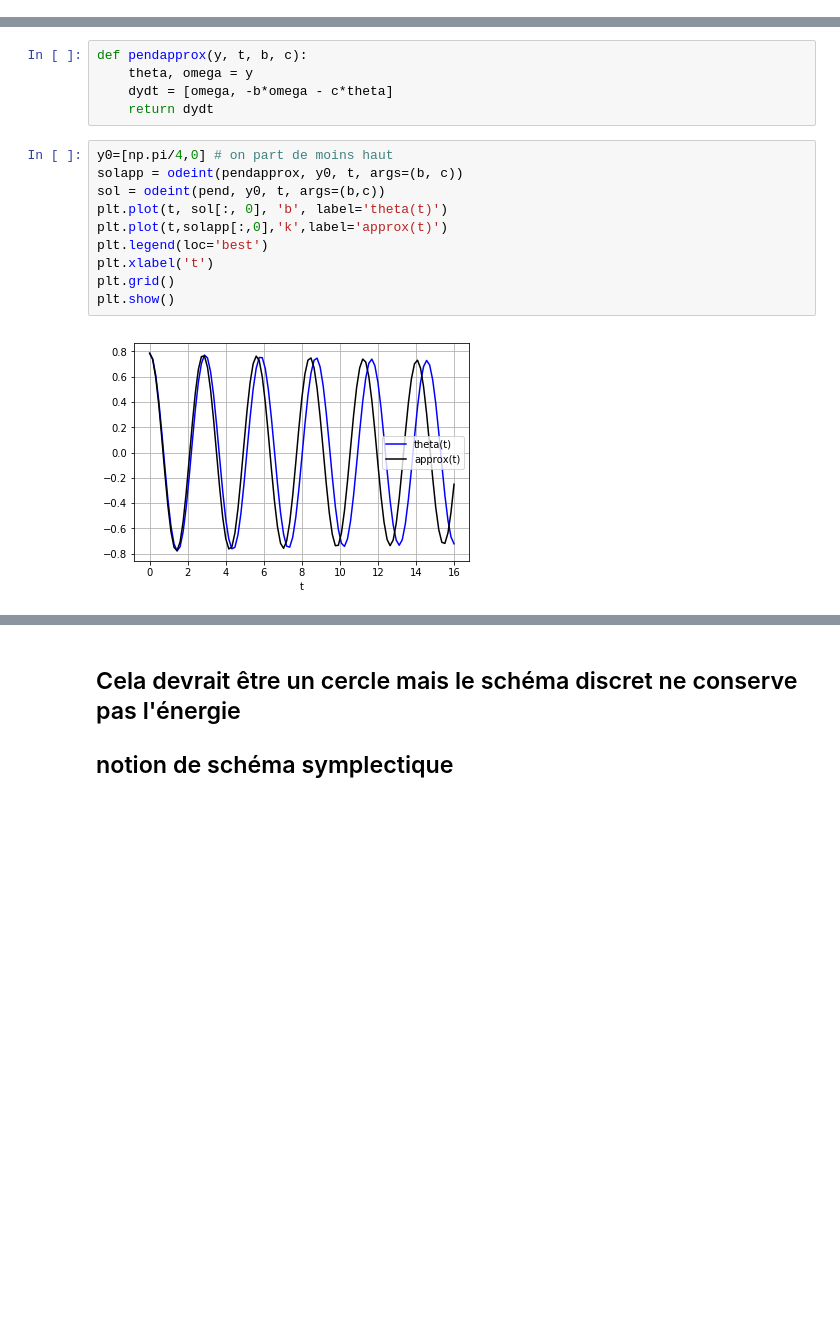
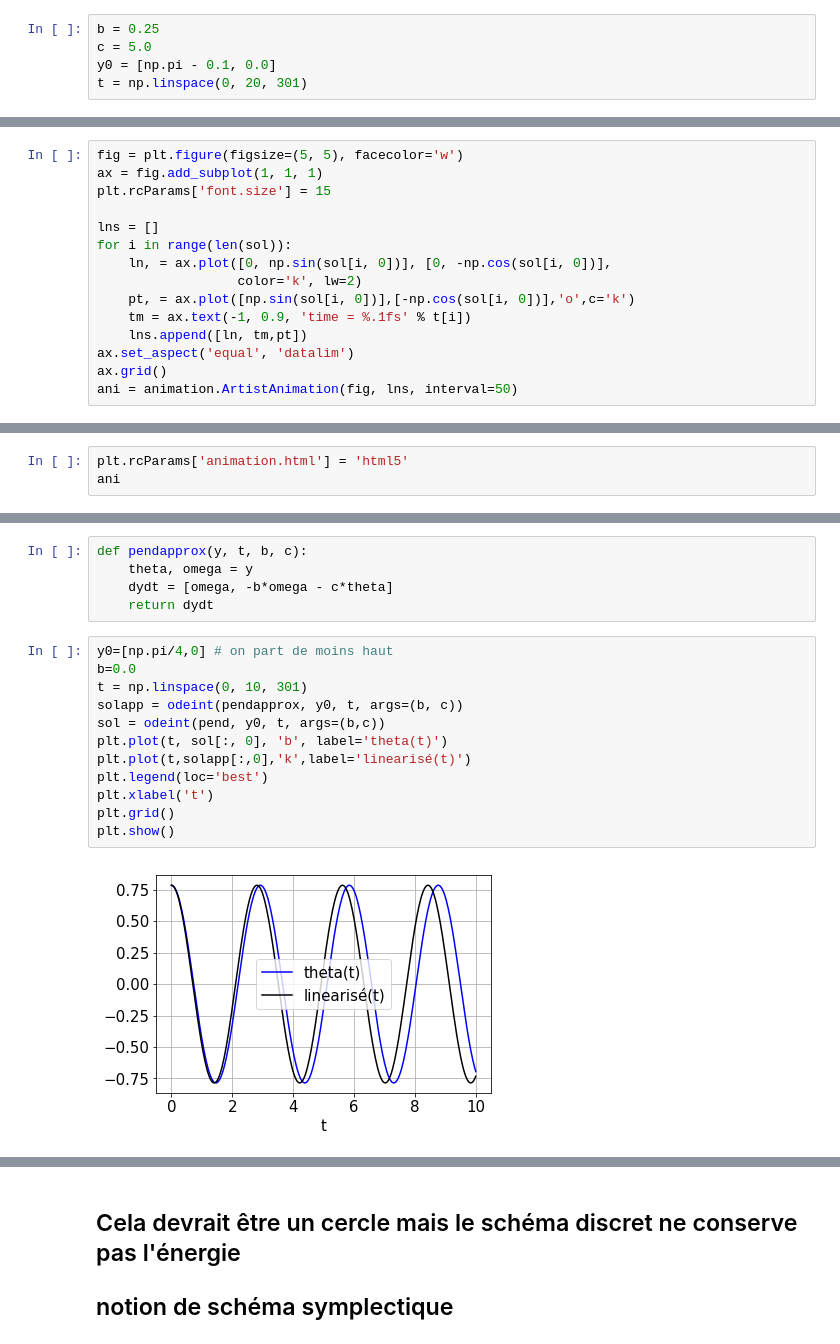
Before and after one commit to azerad/labomathedo, a Jupyter notebook: labomathedo.ipynb, the cells around one changed output, grey strips where cells are left out. Drawn from its saved outputs; the diff is of its cells as text; blank space fills up the shorter version.

```diff
--- a/labomathedo.ipynb
+++ b/labomathedo.ipynb
@@ -299,0 +308,5 @@ Text(0.5,1,'plan de phase')
+# %%
+b = 0.25
+c = 5.0
+y0 = [np.pi - 0.1, 0.0]
+t = np.linspace(0, 20, 301)
@@ -299,0 +324,15 @@ Text(0.5,1,'plan de phase')
+# %%
+fig = plt.figure(figsize=(5, 5), facecolor='w')
+ax = fig.add_subplot(1, 1, 1)
+plt.rcParams['font.size'] = 15
+
+lns = []
+for i in range(len(sol)):
+    ln, = ax.plot([0, np.sin(sol[i, 0])], [0, -np.cos(sol[i, 0])],
+                  color='k', lw=2)
+    pt, = ax.plot([np.sin(sol[i, 0])],[-np.cos(sol[i, 0])],'o',c='k')
+    tm = ax.text(-1, 0.9, 'time = %.1fs' % t[i])
+    lns.append([ln, tm,pt])
+ax.set_aspect('equal', 'datalim')
+ax.grid()
+ani = animation.ArtistAnimation(fig, lns, interval=50)
@@ -299,0 +346,3 @@ Text(0.5,1,'plan de phase')
+# %%
+plt.rcParams['animation.html'] = 'html5'
+ani
@@ -306,16 +357,18 @@ def pendapprox(y, t, b, c):
     return dydt
 # %%
 y0=[np.pi/4,0] # on part de moins haut
+b=0.0
+t = np.linspace(0, 10, 301)
 solapp = odeint(pendapprox, y0, t, args=(b, c))
 sol = odeint(pend, y0, t, args=(b,c))
 plt.plot(t, sol[:, 0], 'b', label='theta(t)')
-plt.plot(t,solapp[:,0],'k',label='approx(t)')
+plt.plot(t,solapp[:,0],'k',label='linearisé(t)')
 plt.legend(loc='best')
 plt.xlabel('t')
 plt.grid()
 plt.show()
 # %% [output]
-[figure, old version]
+[figure, new version]
 # %%
 plt.plot(solapp[:,0],solapp[:,1])
 plt.xlabel('theta')
```
Also changed, not shown: parts of 11 cells of this notebook.
